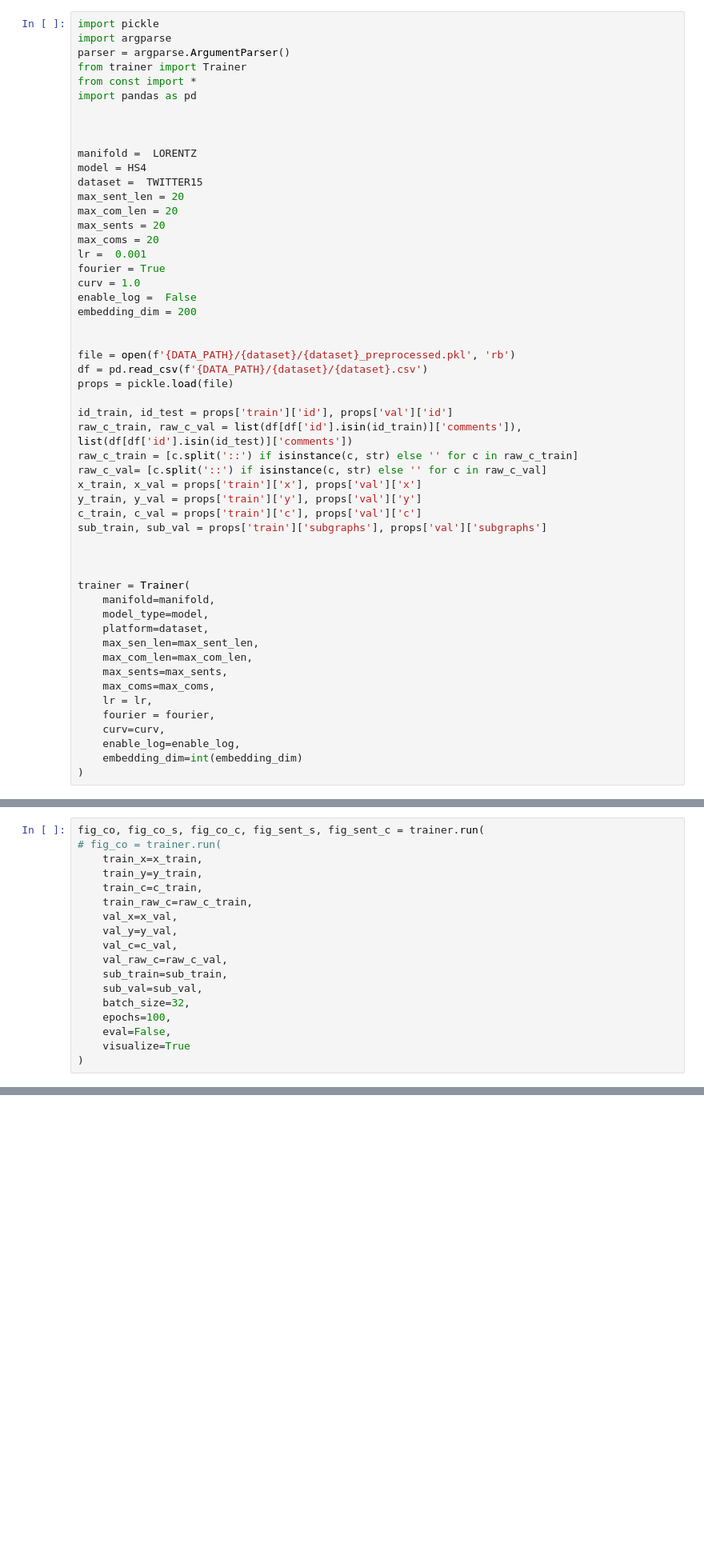
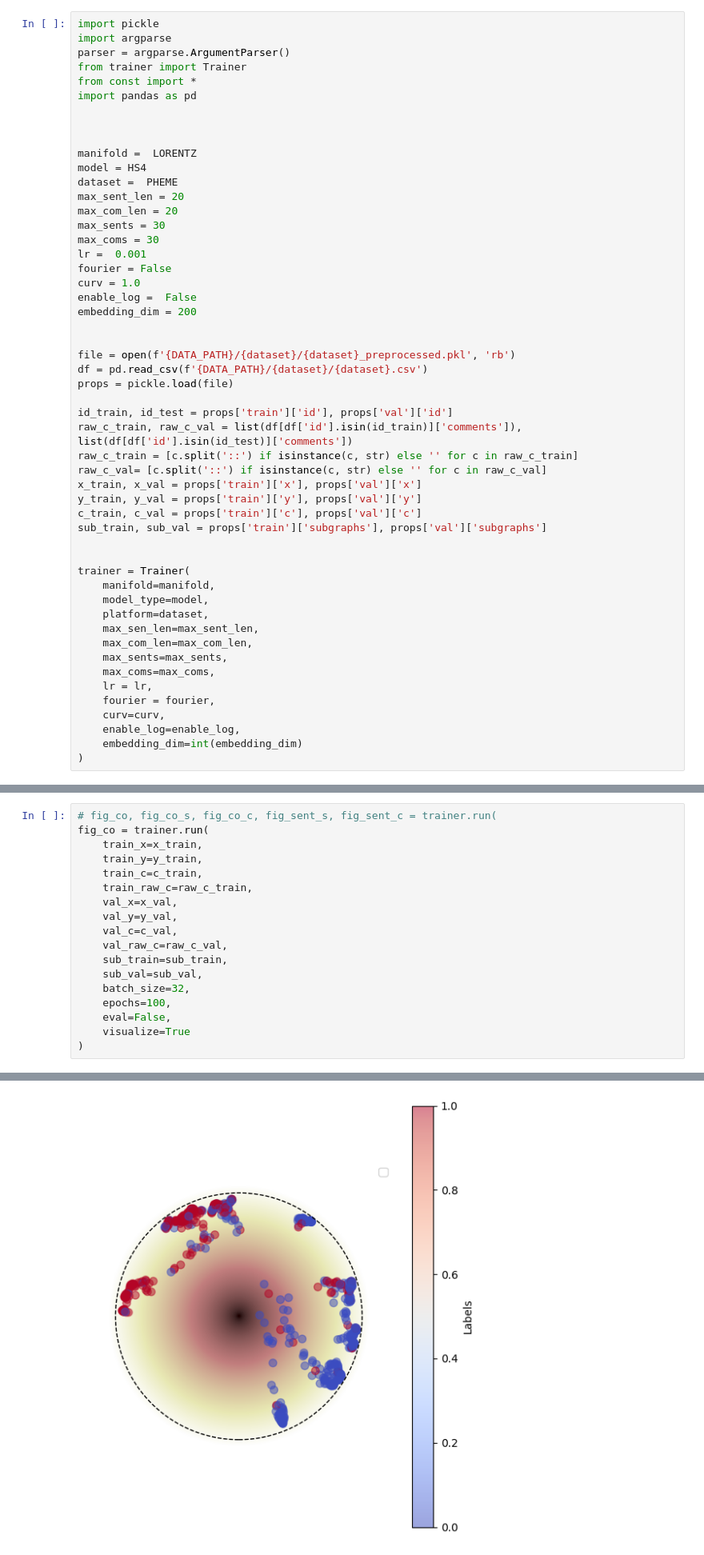
Before and after one commit to hchautran/Hyphen, a Jupyter notebook: visualize.ipynb, the cells around one changed output, grey strips where cells are left out. Shown: that part at 80% size. Cells and saved outputs as stored; diff of their text form; blank space fills up the shorter version.

```diff
--- a/visualize.ipynb
+++ b/visualize.ipynb
@@ -10,13 +10,13 @@ import pandas as pd
 
 manifold =  LORENTZ
 model = HS4
-dataset =  TWITTER15
+dataset =  PHEME
 max_sent_len = 20
 max_com_len = 20
-max_sents = 20
-max_coms = 20
+max_sents = 30
+max_coms = 30
 lr =  0.001
-fourier = True
+fourier = False
 curv = 1.0
 enable_log =  False
 embedding_dim = 200
@@ -36,7 +36,6 @@ c_train, c_val = props['train']['c'], props['val']['c']
 sub_train, sub_val = props['train']['subgraphs'], props['val']['subgraphs']
 
 
-
 trainer = Trainer(
     manifold=manifold,
     model_type=model,
@@ -69,7 +76,7 @@ trainer = Trainer(
 # )
 # %%
-fig_co, fig_co_s, fig_co_c, fig_sent_s, fig_sent_c = trainer.run(
-# fig_co = trainer.run(
+# fig_co, fig_co_s, fig_co_c, fig_sent_s, fig_sent_c = trainer.run(
+fig_co = trainer.run(
     train_x=x_train,
     train_y=y_train,
     train_c=c_train,
@@ -85,3 +92,4 @@ fig_co, fig_co_s, fig_co_c, fig_sent_s, fig_sent_c = trainer.run(
     eval=False,
     visualize=True
 )
+# %% [output]
@@ -87,0 +118 @@ fig_co, fig_co_s, fig_co_c, fig_sent_s, fig_sent_c = trainer.run(
+[figure, added]
```
Also changed, not shown: parts of 3 cells of this notebook, 14 other files.
